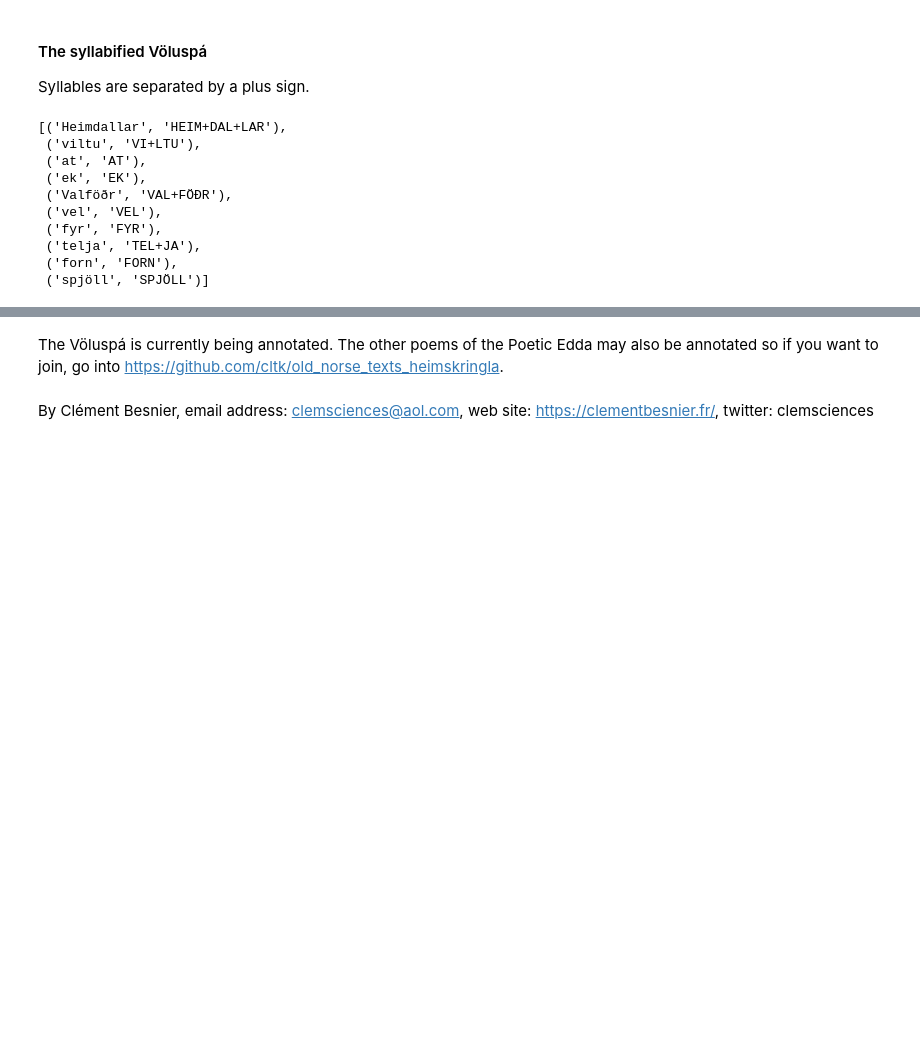
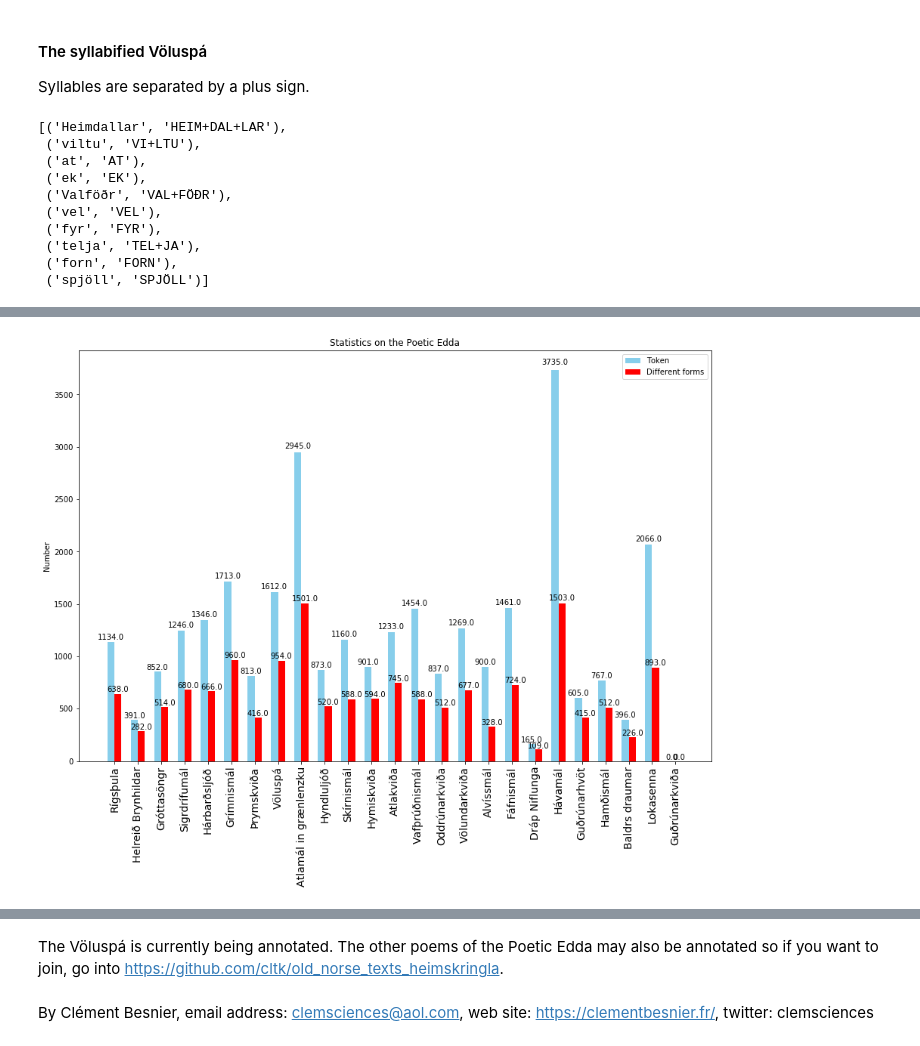
Before and after one commit to clemsciences/old_norse_notebook, a Jupyter notebook: annotated_eddas.ipynb, the cells around one changed output, grey strips where cells are left out. Saved outputs shown, nothing was run; the diff lists cells and outputs as text; code cells hidden in the pictures; blank space fills up the shorter version.

Commit message:
Des graphiques

```diff
--- a/annotated_eddas.ipynb
+++ b/annotated_eddas.ipynb
@@ -97,0 +112,18 @@ syl_voeluspaa.tagged_words()[10:20]
+# %%
+PUNCTUATION = [",", ".", ";", "-", "?", "!", ":"]
+
+l_number_of_tokens = []
+l_number_of_forms = []
+for text in poetic_edda_texts:
+    print(text.name)
+    number_of_tokens = 0
+    number_of_forms = 0
+    vocabulary = text.vocab()
+    for token in vocabulary:
+        if token not in PUNCTUATION:
+            number_of_tokens += vocabulary[token]
+            number_of_forms += 1
+#     print("Number of token", number_of_tokens)
+#     print("Number of forms", number_of_forms)
+    l_number_of_tokens.append(number_of_tokens)
+    l_number_of_forms.append(number_of_forms)
@@ -97,0 +148,58 @@ syl_voeluspaa.tagged_words()[10:20]
+# %%
+import numpy as np
+import matplotlib.pyplot as plt
+
+
+plt.rcParams["figure.figsize"] = (15,10)
+
+
+l_number_of_tokens
+l_number_of_forms
+
+ind = np.arange(len(l_number_of_tokens))  # the x locations for the groups
+width = 0.3  # the width of the bars
+
+fig, ax = plt.subplots()
+rects1 = ax.bar(ind - width/2, l_number_of_tokens, width,
+                color='SkyBlue', label='Token')
+rects2 = ax.bar(ind + width/2, l_number_of_forms, width,
+                color='Red', label='Different forms')
+
+# Add some text for labels, title and custom x-axis tick labels, etc.
+ax.set_ylabel('Number')
+ax.set_title('Statistics on the Poetic Edda')
+ax.set_xticks(ind)
+ax.set_xticklabels(reader.poetic_edda_titles)
+for tick in ax.xaxis.get_major_ticks():
+    tick.label.set_fontsize(14)
+    # specify integer or one of preset strings, e.g.
+    #tick.label.set_fontsize('x-small')
+    tick.label.set_rotation('vertical')
+
+ax.legend()
+
+
+def autolabel(rects, xpos='center'):
+    """
+    Attach a text label above each bar in *rects*, displaying its height.
+
+    *xpos* indicates which side to place the text w.r.t. the center of
+    the bar. It can be one of the following {'center', 'right', 'left'}.
+    """
+
+    xpos = xpos.lower()  # normalize the case of the parameter
+    ha = {'center': 'center', 'right': 'left', 'left': 'right'}
+    offset = {'center': 0.5, 'right': 0.57, 'left': 0.43}  # x_txt = x + w*off
+
+    for rect in rects:
+        height = rect.get_height()
+        ax.text(rect.get_x() + rect.get_width()*offset[xpos], 1.01*height,
+                '{}'.format(height), ha=ha[xpos], va='bottom')
+
+
+autolabel(rects1, "center")
+autolabel(rects2, "center")
+
+plt.show()
+# %% [output]
+[figure, added]
```
Also changed, not shown: parts of 9 cells of this notebook, 5 other files.
